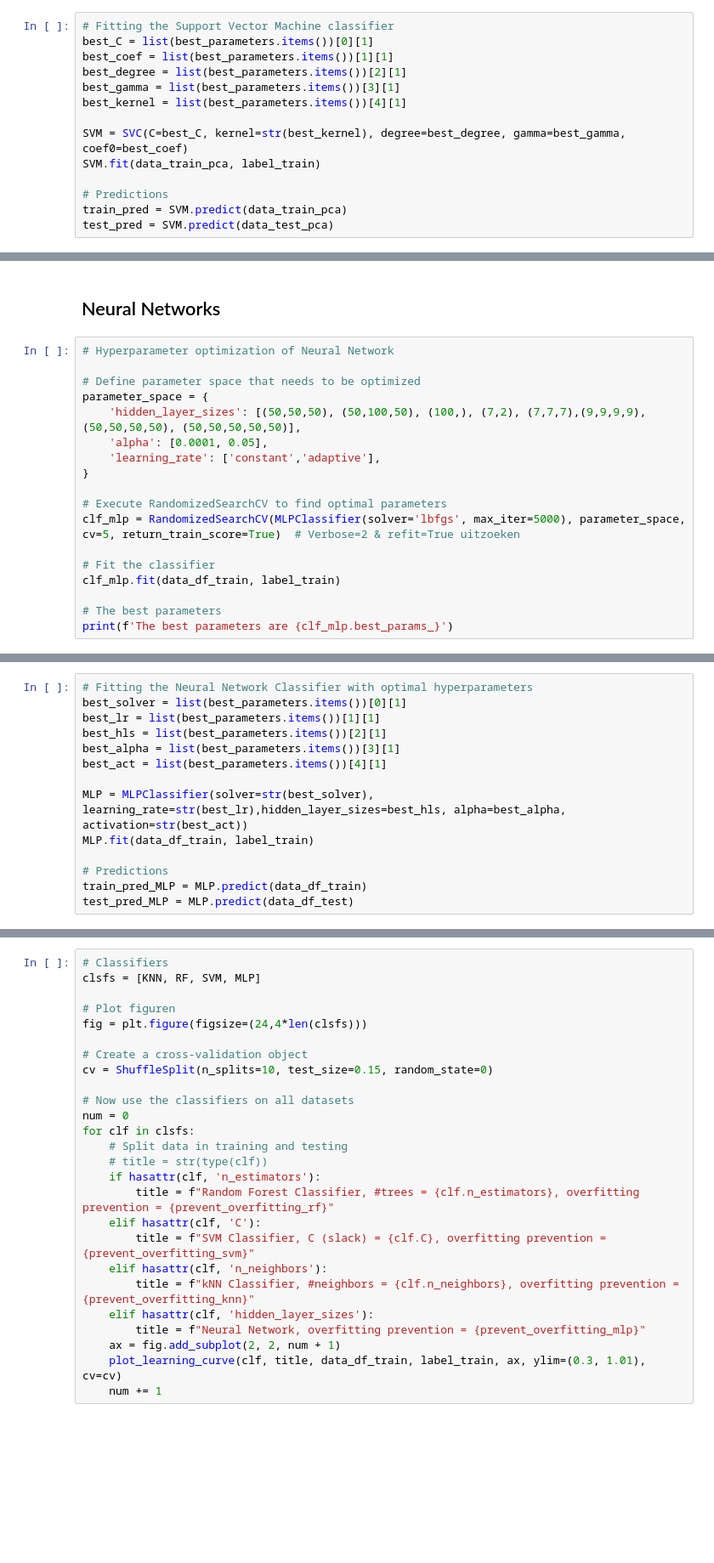
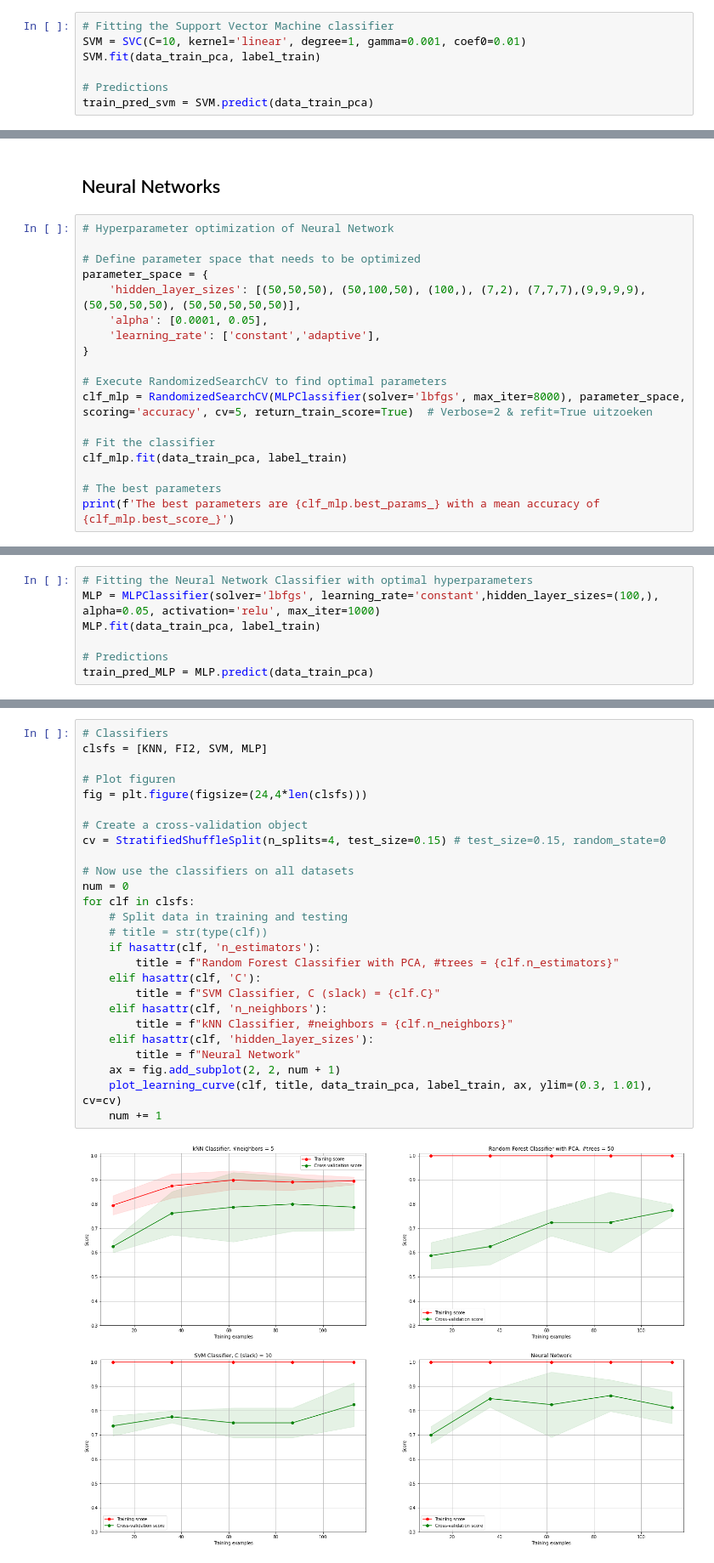
Before and after one commit to Kristelwen/TM10007_PROJECT, a Jupyter notebook: brat_assignment.ipynb, the cells around one changed output, grey strips where cells are left out. Shown at 85% size. Cells and saved outputs as stored; diff of their text form; blank space fills up the shorter version.

```diff
--- a/brat_assignment.ipynb
+++ b/brat_assignment.ipynb
@@ -486,17 +485,10 @@ print(f'The best parameters are {clf_svm.best_params_}')
 # %%
 # Fitting the Support Vector Machine classifier
-best_C = list(best_parameters.items())[0][1]
-best_coef = list(best_parameters.items())[1][1]
-best_degree = list(best_parameters.items())[2][1]
-best_gamma = list(best_parameters.items())[3][1]
-best_kernel = list(best_parameters.items())[4][1]
-
-SVM = SVC(C=best_C, kernel=str(best_kernel), degree=best_degree, gamma=best_gamma, coef0=best_coef)
+SVM = SVC(C=10, kernel='linear', degree=1, gamma=0.001, coef0=0.01)
 SVM.fit(data_train_pca, label_train)
 
 # Predictions
-train_pred = SVM.predict(data_train_pca)
-test_pred = SVM.predict(data_test_pca)
+train_pred_svm = SVM.predict(data_train_pca)
 # %%
 # Evaluate the SVM classifier using cross-validation
 score_svm = cross_val_score(SVM, data_train_pca, label_train, cv=5)
@@ -535,10 +539,10 @@ parameter_space = {
 }
 
 # Execute RandomizedSearchCV to find optimal parameters
-clf_mlp = RandomizedSearchCV(MLPClassifier(solver='lbfgs', max_iter=5000), parameter_space, cv=5, return_train_score=True)  # Verbose=2 & refit=True uitzoeken
+clf_mlp = RandomizedSearchCV(MLPClassifier(solver='lbfgs', max_iter=8000), parameter_space, scoring='accuracy', cv=5, return_train_score=True)  # Verbose=2 & refit=True uitzoeken
 
 # Fit the classifier
-clf_mlp.fit(data_df_train, label_train)
+clf_mlp.fit(data_train_pca, label_train)
 
 # The best parameters
-print(f'The best parameters are {clf_mlp.best_params_}')
+print(f'The best parameters are {clf_mlp.best_params_} with a mean accuracy of {clf_mlp.best_score_}')
@@ -571,14 +551,7 @@ print(f'The best parameters are {clf_mlp.best_params_}')
 # %%
 # Fitting the Neural Network Classifier with optimal hyperparameters
-best_solver = list(best_parameters.items())[0][1]
-best_lr = list(best_parameters.items())[1][1]
-best_hls = list(best_parameters.items())[2][1]
-best_alpha = list(best_parameters.items())[3][1]
-best_act = list(best_parameters.items())[4][1]
-
-MLP = MLPClassifier(solver=str(best_solver), learning_rate=str(best_lr),hidden_layer_sizes=best_hls, alpha=best_alpha, activation=str(best_act))
-MLP.fit(data_df_train, label_train)
+MLP = MLPClassifier(solver='lbfgs', learning_rate='constant',hidden_layer_sizes=(100,), alpha=0.05, activation='relu', max_iter=1000)
+MLP.fit(data_train_pca, label_train)
 
 # Predictions
-train_pred_MLP = MLP.predict(data_df_train)
-test_pred_MLP = MLP.predict(data_df_test)
+train_pred_MLP = MLP.predict(data_train_pca)
@@ -644,27 +757,29 @@ def plot_learning_curve(estimator, title, X, y, axes, ylim=None, cv=None,
     return plt
 # %%
 # Classifiers
-clsfs = [KNN, RF, SVM, MLP]
+clsfs = [KNN, FI2, SVM, MLP]
 
 # Plot figuren
 fig = plt.figure(figsize=(24,4*len(clsfs)))
 
 # Create a cross-validation object
-cv = ShuffleSplit(n_splits=10, test_size=0.15, random_state=0)
+cv = StratifiedShuffleSplit(n_splits=4, test_size=0.15) # test_size=0.15, random_state=0
 
 # Now use the classifiers on all datasets
 num = 0
 for clf in clsfs:
     # Split data in training and testing
     # title = str(type(clf))
     if hasattr(clf, 'n_estimators'):
-        title = f"Random Forest Classifier, #trees = {clf.n_estimators}, overfitting prevention = {prevent_overfitting_rf}"
+        title = f"Random Forest Classifier with PCA, #trees = {clf.n_estimators}"
     elif hasattr(clf, 'C'):
-        title = f"SVM Classifier, C (slack) = {clf.C}, overfitting prevention = {prevent_overfitting_svm}"
+        title = f"SVM Classifier, C (slack) = {clf.C}"
     elif hasattr(clf, 'n_neighbors'):
-        title = f"kNN Classifier, #neighbors = {clf.n_neighbors}, overfitting prevention = {prevent_overfitting_knn}"
+        title = f"kNN Classifier, #neighbors = {clf.n_neighbors}"
     elif hasattr(clf, 'hidden_layer_sizes'):
-        title = f"Neural Network, overfitting prevention = {prevent_overfitting_mlp}"
+        title = f"Neural Network"
     ax = fig.add_subplot(2, 2, num + 1)
-    plot_learning_curve(clf, title, data_df_train, label_train, ax, ylim=(0.3, 1.01), cv=cv)
+    plot_learning_curve(clf, title, data_train_pca, label_train, ax, ylim=(0.3, 1.01), cv=cv)
     num += 1
+# %% [output]
+[figure, added]
```
Also changed, not shown: parts of 41 cells of this notebook.
